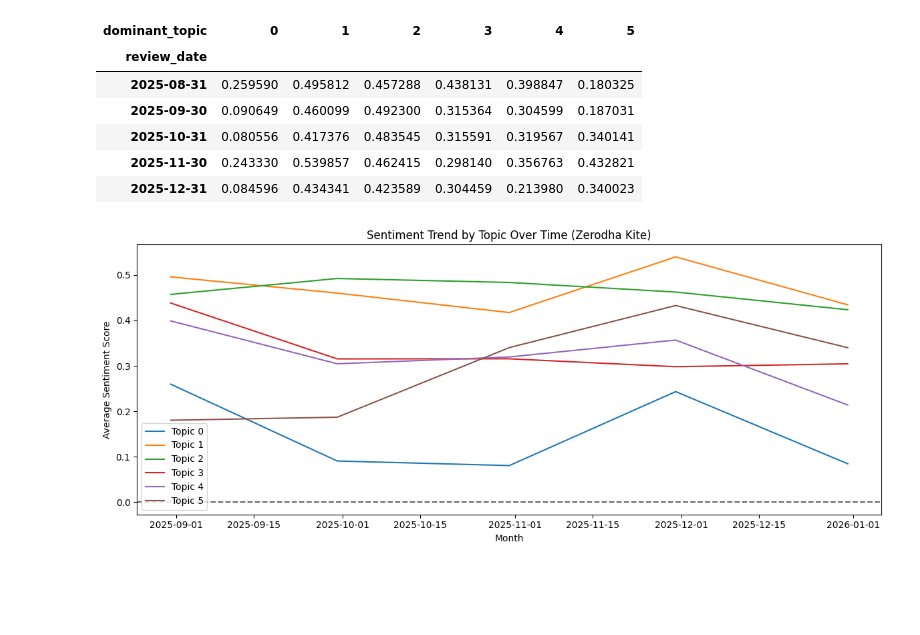
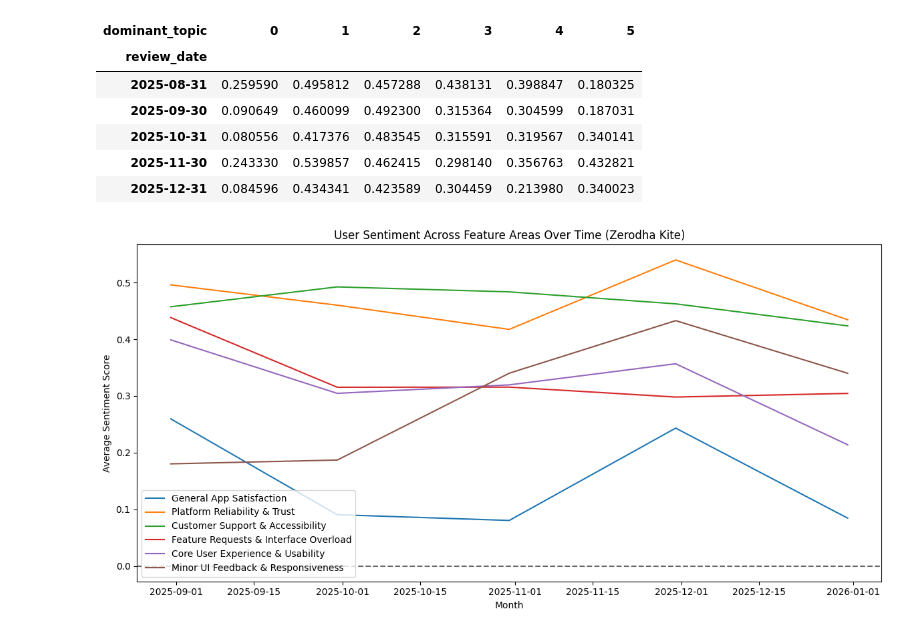
Before and after one commit to swastiksingh04/zerodha-kite-feature-fatigue, a Jupyter notebook: notebooks/05_sentiment_trends_by_topic.ipynb, the cells around one changed output. Drawn from its saved outputs; the diff is of its cells as text; code cells hidden in the pictures; blank space fills up the shorter version.

```diff
--- a/notebooks/05_sentiment_trends_by_topic.ipynb
+++ b/notebooks/05_sentiment_trends_by_topic.ipynb
@@ -52,28 +52,37 @@ monthly_topic_sentiment.head()
 | 2025-10-31 | 0.080556 | 0.417376 | 0.483545 | 0.315591 | 0.319567 | 0.340141 |
 | 2025-11-30 | 0.243330 | 0.539857 | 0.462415 | 0.298140 | 0.356763 | 0.432821 |
 | 2025-12-31 | 0.084596 | 0.434341 | 0.423589 | 0.304459 | 0.213980 | 0.340023 |
+# %%
+topic_labels = {
+    0: "General App Satisfaction",
+    1: "Platform Reliability & Trust",
+    2: "Customer Support & Accessibility",
+    3: "Feature Requests & Interface Overload",
+    4: "Core User Experience & Usability",
+    5: "Minor UI Feedback & Responsiveness"
+}
 # %%
-plt.figure(figsize=(12, 5))
+plt.figure(figsize=(12, 6))
 for topic in monthly_topic_sentiment.columns:
     plt.plot(
         monthly_topic_sentiment.index,
         monthly_topic_sentiment[topic],
-        label=f"Topic {topic}"
+        label=topic_labels[topic]
     )
 plt.axhline(0, color="black", linestyle="--", alpha=0.6)
-plt.title("Sentiment Trend by Topic Over Time (Zerodha Kite)")
+plt.title("User Sentiment Across Feature Areas Over Time (Zerodha Kite)")
 plt.xlabel("Month")
 plt.ylabel("Average Sentiment Score")
 plt.legend()
 plt.tight_layout()
 plt.savefig(
     "../visuals/sentiment_trend_by_topic.png",
     dpi=300,
     bbox_inches="tight"
 )
 plt.show()
 # %% [output]
-[figure, old version]
+[figure, new version]
 # %%
 monthly_topic_sentiment.to_csv(
     "../data/processed/zerodha_kite_monthly_topic_sentiment.csv"
```
Also changed, not shown: 1 other file.
